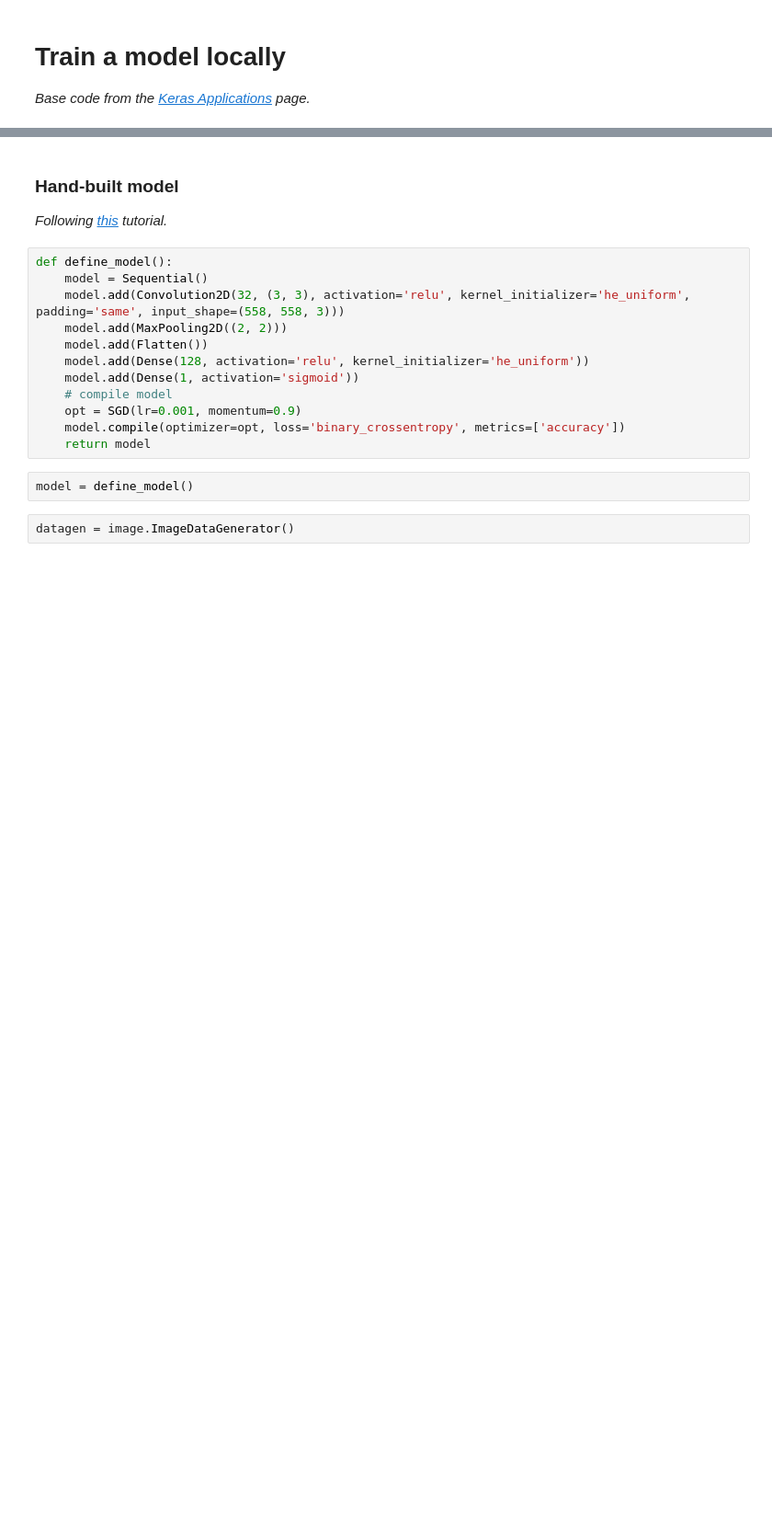
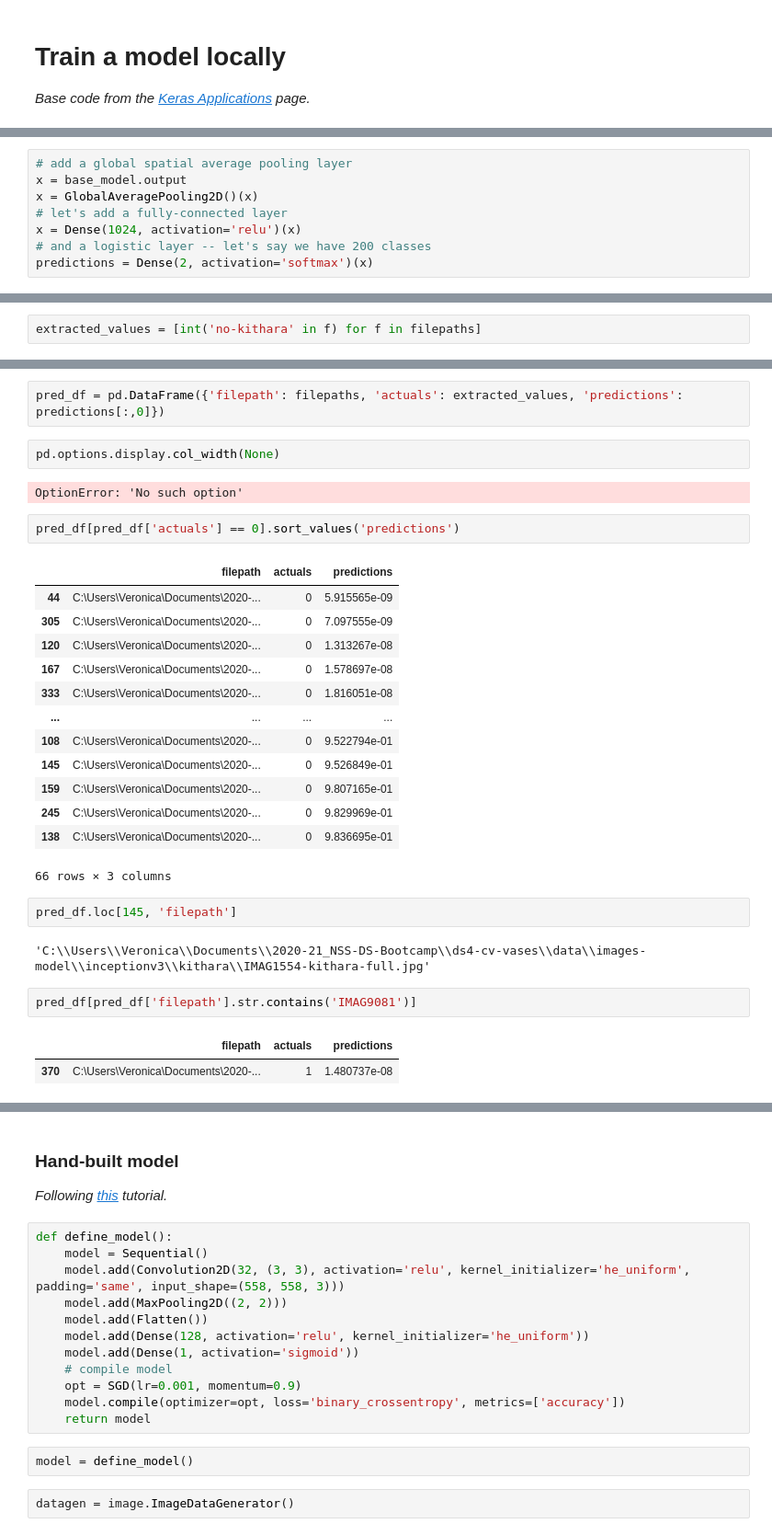
Before and after one commit to vai2fc/ds4-cv-vases, a Jupyter notebook: notebooks/03_model-building.ipynb, the cells around one changed output, grey strips where cells are left out. Shown: that part at 92% size. Saved outputs shown, nothing was run; the diff lists cells and outputs as text; blank space fills up the shorter version.

Commit message:
a workable (?) model.

```diff
--- a/notebooks/03_model-building.ipynb
+++ b/notebooks/03_model-building.ipynb
@@ -45,0 +143,8 @@ WARNING:tensorflow:From C:\ProgramData\Anaconda3\envs\keras_env\lib\site-package
+# %%
+# add a global spatial average pooling layer
+x = base_model.output
+x = GlobalAveragePooling2D()(x)
+# let's add a fully-connected layer
+x = Dense(1024, activation='relu')(x)
+# and a logistic layer -- let's say we have 200 classes
+predictions = Dense(2, activation='softmax')(x)
@@ -45,0 +218,2 @@ WARNING:tensorflow:From C:\ProgramData\Anaconda3\envs\keras_env\lib\site-package
+# %%
+extracted_values = [int('no-kithara' in f) for f in filepaths]
@@ -45,0 +384,31 @@ WARNING:tensorflow:From C:\ProgramData\Anaconda3\envs\keras_env\lib\site-package
+# %%
+pred_df = pd.DataFrame({'filepath': filepaths, 'actuals': extracted_values, 'predictions': predictions[:,0]})
+# %%
+pd.options.display.col_width(None)
+# %% [output]
+OptionError: 'No such option'
+# %%
+pred_df[pred_df['actuals'] == 0].sort_values('predictions')
+# %% [output]
+|  | filepath | actuals | predictions |
+| 44 | C:\Users\Veronica\Documents\2020-... | 0 | 5.915565e-09 |
+| 305 | C:\Users\Veronica\Documents\2020-... | 0 | 7.097555e-09 |
+| 120 | C:\Users\Veronica\Documents\2020-... | 0 | 1.313267e-08 |
+| 167 | C:\Users\Veronica\Documents\2020-... | 0 | 1.578697e-08 |
+| 333 | C:\Users\Veronica\Documents\2020-... | 0 | 1.816051e-08 |
+| ... | ... | ... | ... |
+| 108 | C:\Users\Veronica\Documents\2020-... | 0 | 9.522794e-01 |
+| 145 | C:\Users\Veronica\Documents\2020-... | 0 | 9.526849e-01 |
+| 159 | C:\Users\Veronica\Documents\2020-... | 0 | 9.807165e-01 |
+| 245 | C:\Users\Veronica\Documents\2020-... | 0 | 9.829969e-01 |
+| 138 | C:\Users\Veronica\Documents\2020-... | 0 | 9.836695e-01 |
+66 rows × 3 columns
+# %%
+pred_df.loc[145, 'filepath']
+# %% [output]
+'C:\\Users\\Veronica\\Documents\\2020-21_NSS-DS-Bootcamp\\ds4-cv-vases\\data\\images-model\\inceptionv3\\kithara\\IMAG1554-kithara-full.jpg'
+# %%
+pred_df[pred_df['filepath'].str.contains('IMAG9081')]
+# %% [output]
+|  | filepath | actuals | predictions |
+| 370 | C:\Users\Veronica\Documents\2020-... | 1 | 1.480737e-08 |
```
Also changed, not shown: parts of 66 cells of this notebook.
